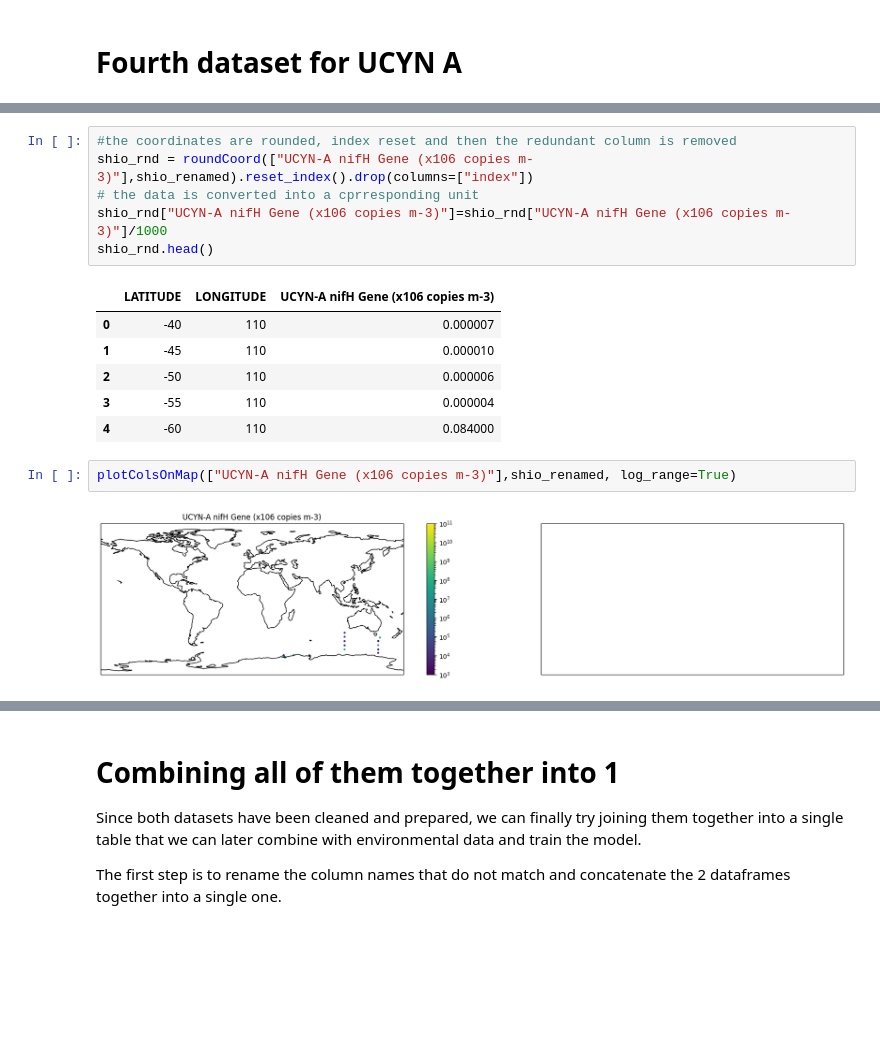
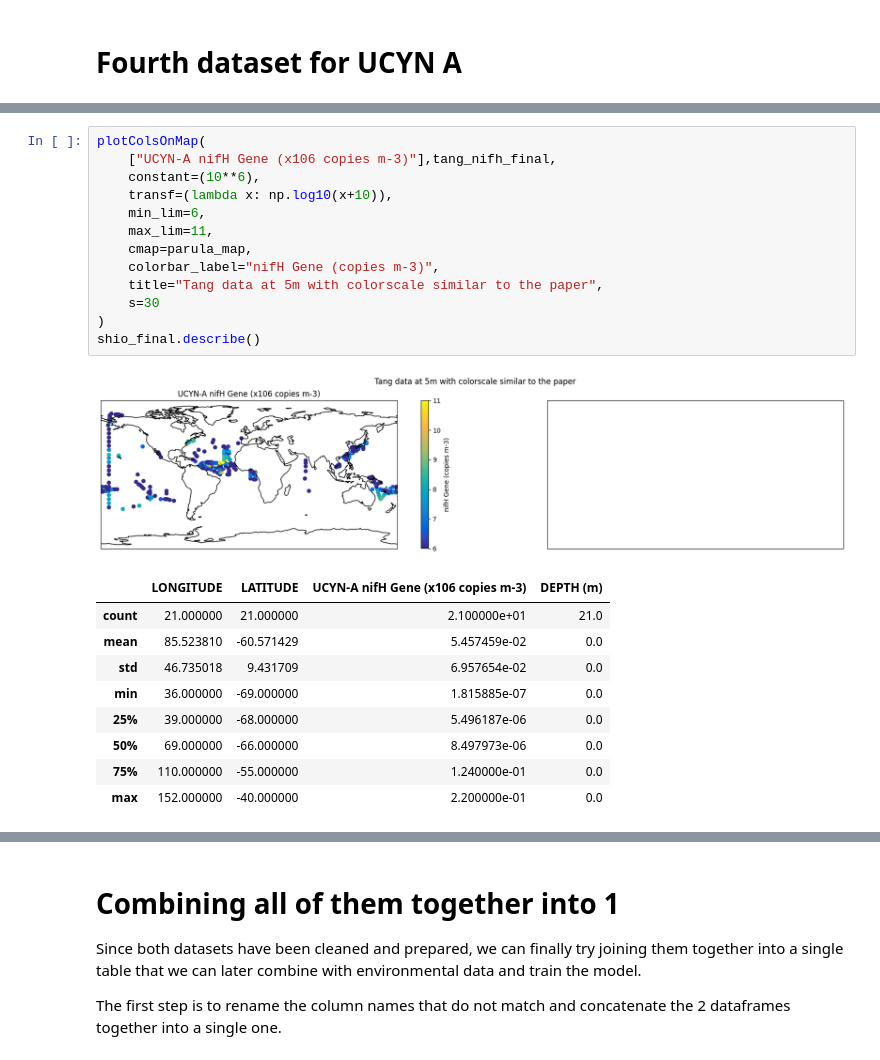
Before and after one commit to systemsecologygroup/N2-fixers-in-the-ocean, a Jupyter notebook: new_approach/obs_nifh.ipynb, the cells around one changed output, grey strips where cells are left out. Cells and saved outputs as stored; diff of their text form; blank space fills up the shorter version.

```diff
--- a/new_approach/obs_nifh.ipynb
+++ b/new_approach/obs_nifh.ipynb
@@ -435,17 +335,24 @@ memory usage: 672.0 bytes
-# %%
-#the coordinates are rounded, index reset and then the redundant column is removed
-shio_rnd = roundCoord(["UCYN-A nifH Gene (x106 copies m-3)"],shio_renamed).reset_index().drop(columns=["index"])
-# the data is converted into a cprresponding unit
-shio_rnd["UCYN-A nifH Gene (x106 copies m-3)"]=shio_rnd["UCYN-A nifH Gene (x106 copies m-3)"]/1000
-shio_rnd.head()
-# %% [output]
-|  | LATITUDE | LONGITUDE | UCYN-A nifH Gene (x106 copies m-3) |
-| 0 | -40 | 110 | 0.000007 |
-| 1 | -45 | 110 | 0.000010 |
-| 2 | -50 | 110 | 0.000006 |
-| 3 | -55 | 110 | 0.000004 |
-| 4 | -60 | 110 | 0.084000 |
-# %%
-plotColsOnMap(["UCYN-A nifH Gene (x106 copies m-3)"],shio_renamed, log_range=True)
-# %% [output]
-[figure, removed]
+# %%
+plotColsOnMap(
+    ["UCYN-A nifH Gene (x106 copies m-3)"],tang_nifh_final,
+    constant=(10**6),
+    transf=(lambda x: np.log10(x+10)),
+    min_lim=6,
+    max_lim=11,
+    cmap=parula_map,
+    colorbar_label="nifH Gene (copies m-3)",
+    title="Tang data at 5m with colorscale similar to the paper",
+    s=30
+)
+shio_final.describe()
+# %% [output]
+[figure, added]
+|  | LONGITUDE | LATITUDE | UCYN-A nifH Gene (x106 copies m-3) | DEPTH (m) |
+| count | 21.000000 | 21.000000 | 2.100000e+01 | 21.0 |
+| mean | 85.523810 | -60.571429 | 5.457459e-02 | 0.0 |
+| std | 46.735018 | 9.431709 | 6.957654e-02 | 0.0 |
+| min | 36.000000 | -69.000000 | 1.815885e-07 | 0.0 |
+| 25% | 39.000000 | -68.000000 | 5.496187e-06 | 0.0 |
+| 50% | 69.000000 | -66.000000 | 8.497973e-06 | 0.0 |
+| 75% | 110.000000 | -55.000000 | 1.240000e-01 | 0.0 |
+| max | 152.000000 | -40.000000 | 2.200000e-01 | 0.0 |
```
Also changed, not shown: parts of 40 cells of this notebook, 2 other files.
